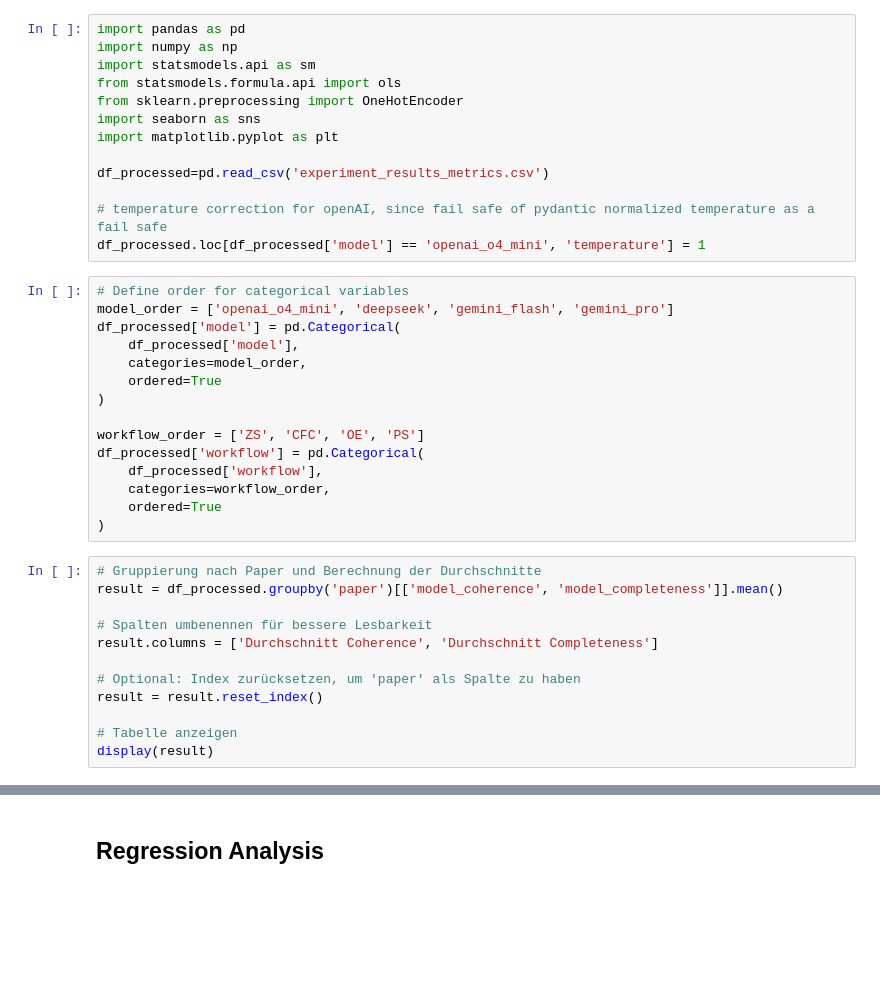
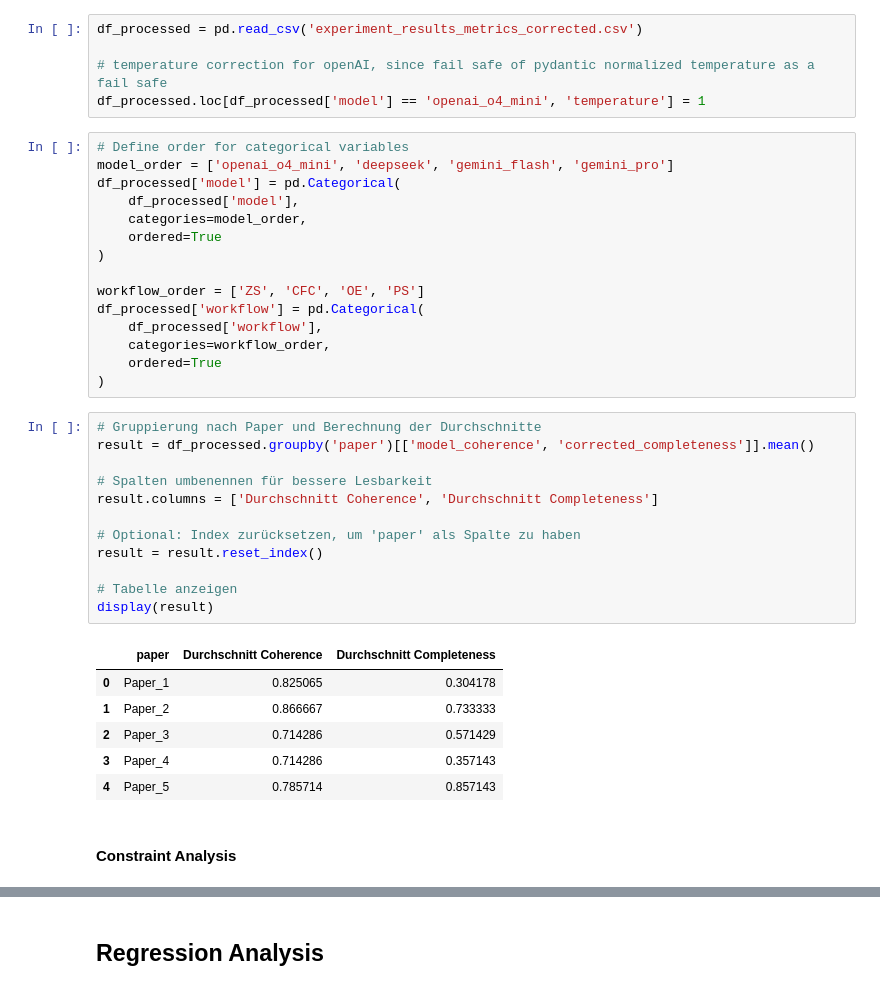
Before and after one commit to joernmht/raiLPminerExperimentation, a Jupyter notebook: raiLPminer_submitted.ipynb, the cells around one changed output, grey strips where cells are left out. Drawn from its saved outputs; the diff is of its cells as text; blank space fills up the shorter version.

```diff
--- a/raiLPminer_submitted.ipynb
+++ b/raiLPminer_submitted.ipynb
@@ -3356,15 +3059,7 @@ visualize_multiple_models_tree(df_processed, max_models=25)
 # %% [markdown]
 # Analysis
 # %%
-import pandas as pd
-import numpy as np
-import statsmodels.api as sm
-from statsmodels.formula.api import ols
-from sklearn.preprocessing import OneHotEncoder
-import seaborn as sns
-import matplotlib.pyplot as plt
-
-df_processed=pd.read_csv('experiment_results_metrics.csv')
+df_processed = pd.read_csv('experiment_results_metrics_corrected.csv')
 
 # temperature correction for openAI, since fail safe of pydantic normalized temperature as a fail safe
 df_processed.loc[df_processed['model'] == 'openai_o4_mini', 'temperature'] = 1
@@ -3385,13 +3080,22 @@ df_processed['workflow'] = pd.Categorical(
 )
 # %%
 # Gruppierung nach Paper und Berechnung der Durchschnitte
-result = df_processed.groupby('paper')[['model_coherence', 'model_completeness']].mean()
+result = df_processed.groupby('paper')[['model_coherence', 'corrected_completeness']].mean()
 
 # Spalten umbenennen für bessere Lesbarkeit
 result.columns = ['Durchschnitt Coherence', 'Durchschnitt Completeness']
 
 # Optional: Index zurücksetzen, um 'paper' als Spalte zu haben
 result = result.reset_index()
 
 # Tabelle anzeigen
 display(result)
+# %% [output]
+|  | paper | Durchschnitt Coherence | Durchschnitt Completeness |
+| 0 | Paper_1 | 0.825065 | 0.304178 |
+| 1 | Paper_2 | 0.866667 | 0.733333 |
+| 2 | Paper_3 | 0.714286 | 0.571429 |
+| 3 | Paper_4 | 0.714286 | 0.357143 |
+| 4 | Paper_5 | 0.785714 | 0.857143 |
+# %% [markdown]
+#### Constraint Analysis
```
Also changed, not shown: parts of 46 cells of this notebook, 5 other files.
